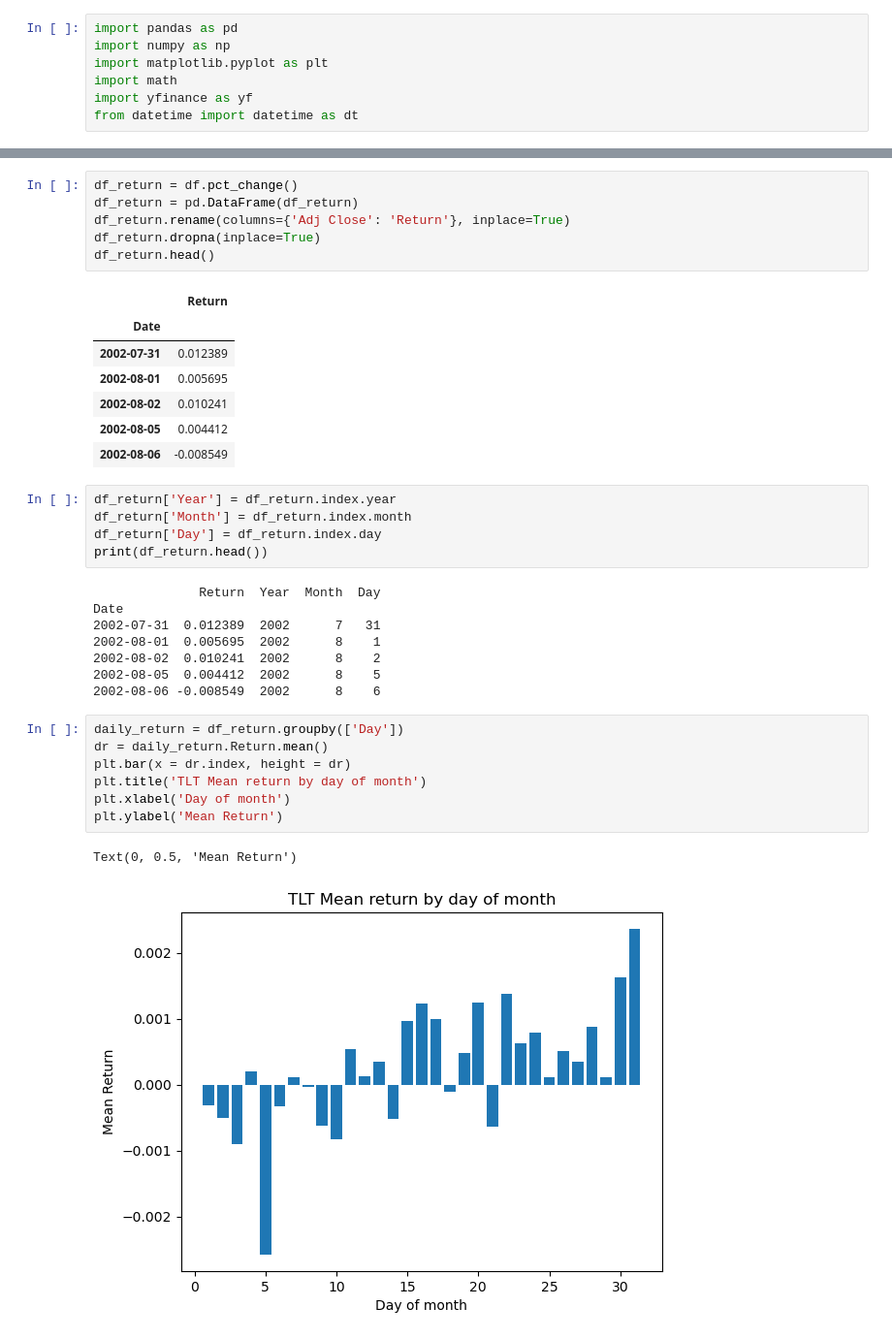
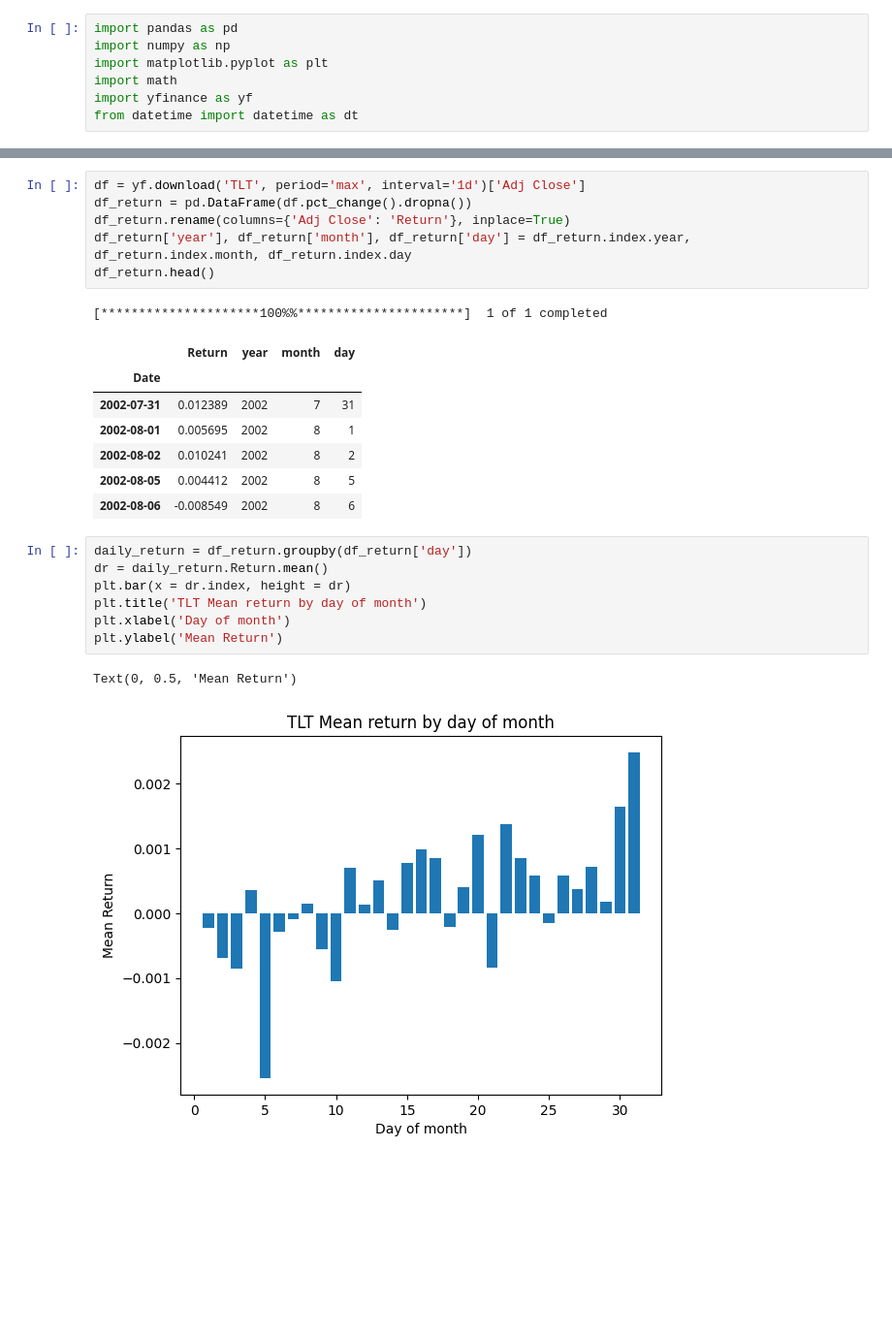
Before and after one commit to fivam21/Strategies, a Jupyter notebook: TLT_Arb.ipynb, the cells around one changed output, grey strips where cells are left out. Shown at 97% size. Cells and saved outputs as stored; diff of their text form; blank space fills up the shorter version.

```diff
--- a/TLT_Arb.ipynb
+++ b/TLT_Arb.ipynb
@@ -26,38 +8,26 @@ Name: Adj Close, Length: 5239, dtype: float64
 # %%
-df_return = df.pct_change()
-df_return = pd.DataFrame(df_return)
+df = yf.download('TLT', period='max', interval='1d')['Adj Close']
+df_return = pd.DataFrame(df.pct_change().dropna())
 df_return.rename(columns={'Adj Close': 'Return'}, inplace=True)
-df_return.dropna(inplace=True)
+df_return['year'], df_return['month'], df_return['day'] = df_return.index.year, df_return.index.month, df_return.index.day
 df_return.head()
 # %% [output]
+[*********************100%%**********************]  1 of 1 completed
-|  | Return |
-| Date |  |
-| 2002-07-31 | 0.012389 |
-| 2002-08-01 | 0.005695 |
-| 2002-08-02 | 0.010241 |
-| 2002-08-05 | 0.004412 |
-| 2002-08-06 | -0.008549 |
+|  | Return | year | month | day |
+| Date |  |  |  |  |
+| 2002-07-31 | 0.012389 | 2002 | 7 | 31 |
+| 2002-08-01 | 0.005695 | 2002 | 8 | 1 |
+| 2002-08-02 | 0.010241 | 2002 | 8 | 2 |
+| 2002-08-05 | 0.004412 | 2002 | 8 | 5 |
+| 2002-08-06 | -0.008549 | 2002 | 8 | 6 |
-# %%
-df_return['Year'] = df_return.index.year
-df_return['Month'] = df_return.index.month
-df_return['Day'] = df_return.index.day
-print(df_return.head())
-# %% [output]
-              Return  Year  Month  Day
-Date
-2002-07-31  0.012389  2002      7   31
-2002-08-01  0.005695  2002      8    1
-2002-08-02  0.010241  2002      8    2
-2002-08-05  0.004412  2002      8    5
-2002-08-06 -0.008549  2002      8    6
 # %%
-daily_return = df_return.groupby(['Day'])
+daily_return = df_return.groupby(df_return['day'])
 dr = daily_return.Return.mean()
 plt.bar(x = dr.index, height = dr)
 plt.title('TLT Mean return by day of month')
 plt.xlabel('Day of month')
 plt.ylabel('Mean Return')
 # %% [output]
 Text(0, 0.5, 'Mean Return')
-[figure, old version]
+[figure, new version]
 # %%
```
Also changed, not shown: parts of 19 cells of this notebook.
